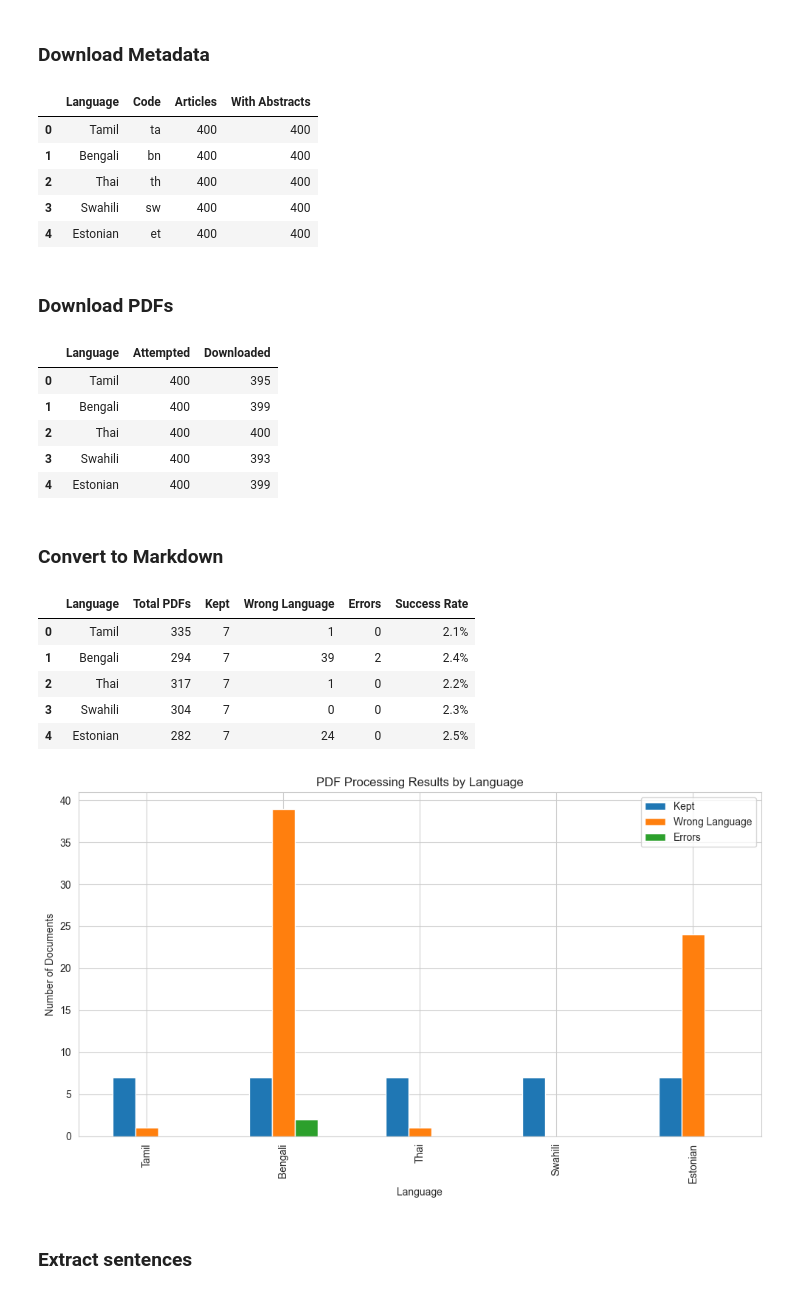
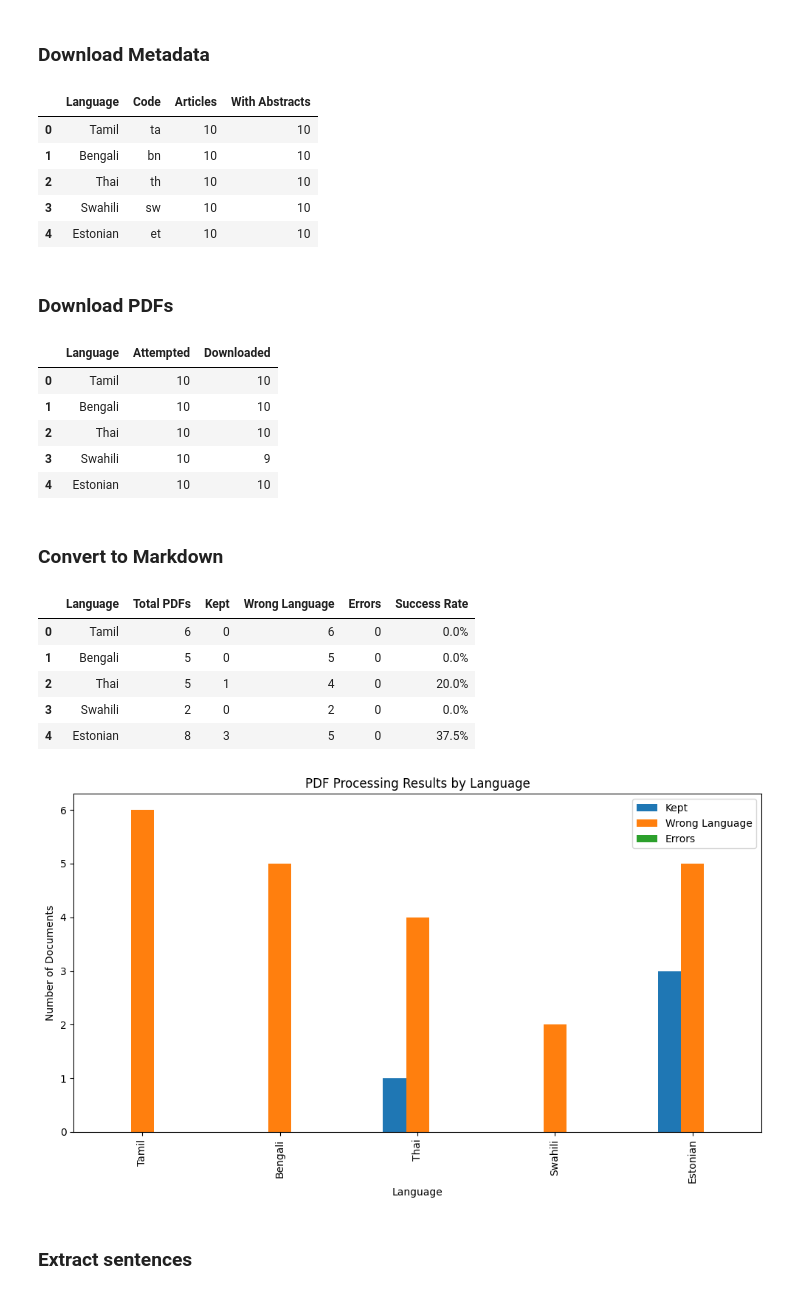
Before and after one commit to Lucas-Granucci/Averroes-AI, a Jupyter notebook: CORPUS_GENERATION.ipynb, the cells around one changed output. Saved outputs shown, nothing was run; the diff lists cells and outputs as text; code cells hidden in the pictures.

```diff
--- a/CORPUS_GENERATION.ipynb
+++ b/CORPUS_GENERATION.ipynb
@@ -11,11 +11,11 @@ This notebook will create a parallel corpus for scientific translation by:
 ### Configuration
 # %%
 LANGUAGES = {
-    "ta": {"name": "Tamil", "max_articles": 400, "target_sentences": 1000},
-    "bn": {"name": "Bengali", "max_articles": 400, "target_sentences": 1000},
-    "th": {"name": "Thai", "max_articles": 400, "target_sentences": 1000},
-    "sw": {"name": "Swahili", "max_articles": 400, "target_sentences": 1000},
-    "et": {"name": "Estonian", "max_articles": 400, "target_sentences": 1000},
+    "ta": {"name": "Tamil", "max_articles": 10, "target_sentences": 100},
+    "bn": {"name": "Bengali", "max_articles": 10, "target_sentences": 100},
+    "th": {"name": "Thai", "max_articles": 10, "target_sentences": 100},
+    "sw": {"name": "Swahili", "max_articles": 10, "target_sentences": 100},
+    "et": {"name": "Estonian", "max_articles": 10, "target_sentences": 100},
 }
 # %% [markdown]
 ### Imports and Setup
@@ -219,11 +217,11 @@ for lang_code, config in LANGUAGES.items():
 display(pd.DataFrame(metadata_stats))
 # %% [output]
 |  | Language | Code | Articles | With Abstracts |
-| 0 | Tamil | ta | 400 | 400 |
-| 1 | Bengali | bn | 400 | 400 |
-| 2 | Thai | th | 400 | 400 |
-| 3 | Swahili | sw | 400 | 400 |
-| 4 | Estonian | et | 400 | 400 |
+| 0 | Tamil | ta | 10 | 10 |
+| 1 | Bengali | bn | 10 | 10 |
+| 2 | Thai | th | 10 | 10 |
+| 3 | Swahili | sw | 10 | 10 |
+| 4 | Estonian | et | 10 | 10 |
 # %% [markdown]
 ### Download PDFs
 # %%
@@ -268,11 +266,11 @@ for lang_code, config in LANGUAGES.items():
 display(pd.DataFrame(download_stats))
 # %% [output]
 |  | Language | Attempted | Downloaded |
-| 0 | Tamil | 400 | 395 |
-| 1 | Bengali | 400 | 399 |
-| 2 | Thai | 400 | 400 |
-| 3 | Swahili | 400 | 393 |
-| 4 | Estonian | 400 | 399 |
+| 0 | Tamil | 10 | 10 |
+| 1 | Bengali | 10 | 10 |
+| 2 | Thai | 10 | 10 |
+| 3 | Swahili | 10 | 9 |
+| 4 | Estonian | 10 | 10 |
 # %% [markdown]
 ### Convert to Markdown
 # %%
@@ -311,45 +309,42 @@ for lang_code, config in LANGUAGES.items():
                 pdf_path.unlink()
                 wrong_lang_count += 1
 
-            if kept_count * APPROX_SENTENCES_PER_ARTICLE > config["target_sentences"]:
-                break
-
         except Exception as e:
             pdf_path.unlink(missing_ok=True)
             error_count += 1
 
     processing_stats.append(
         {
             "Language": config["name"],
             "Total PDFs": len(pdf_files),
             "Kept": kept_count,
             "Wrong Language": wrong_lang_count,
             "Errors": error_count,
             "Success Rate": (
                 f"{kept_count/len(pdf_files)*100:.1f}%" if pdf_files else "0%"
             ),
         }
     )
 
 stats_df = pd.DataFrame(processing_stats)
 display(stats_df)
 
 # Visualization
 fig, ax = plt.subplots(figsize=(10, 6))
 stats_df.plot(x="Language", y=["Kept", "Wrong Language", "Errors"], kind="bar", ax=ax)
 ax.set_title("PDF Processing Results by Language")
 ax.set_ylabel("Number of Documents")
 plt.tight_layout()
 plt.savefig(RESULTS_DIR / "processing_results.png", dpi=150, bbox_inches="tight")
 plt.show()
 # %% [output]
 |  | Language | Total PDFs | Kept | Wrong Language | Errors | Success Rate |
-| 0 | Tamil | 335 | 7 | 1 | 0 | 2.1% |
-| 1 | Bengali | 294 | 7 | 39 | 2 | 2.4% |
-| 2 | Thai | 317 | 7 | 1 | 0 | 2.2% |
-| 3 | Swahili | 304 | 7 | 0 | 0 | 2.3% |
-| 4 | Estonian | 282 | 7 | 24 | 0 | 2.5% |
+| 0 | Tamil | 6 | 0 | 6 | 0 | 0.0% |
+| 1 | Bengali | 5 | 0 | 5 | 0 | 0.0% |
+| 2 | Thai | 5 | 1 | 4 | 0 | 20.0% |
+| 3 | Swahili | 2 | 0 | 2 | 0 | 0.0% |
+| 4 | Estonian | 8 | 3 | 5 | 0 | 37.5% |
-[figure, old version]
+[figure, new version]
 # %% [markdown]
 ### Extract sentences
 # %%
```
Also changed, not shown: parts of 6 cells of this notebook, 5 other files.
